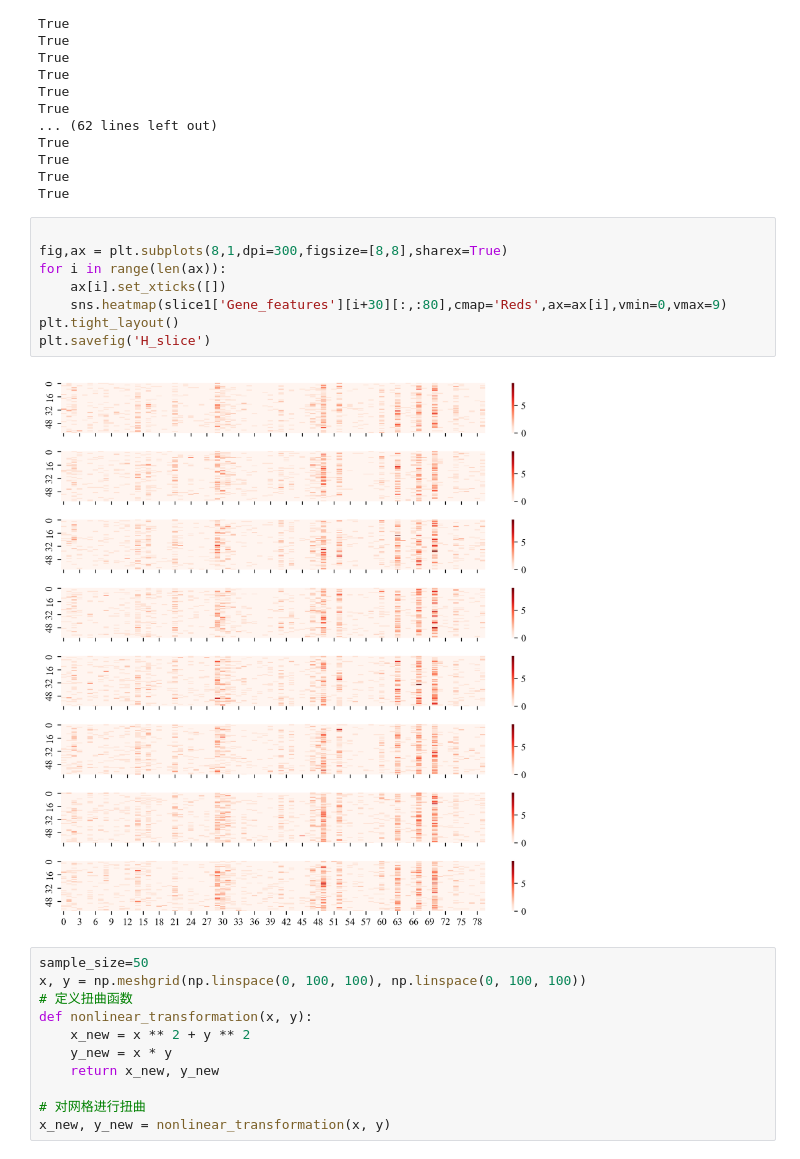
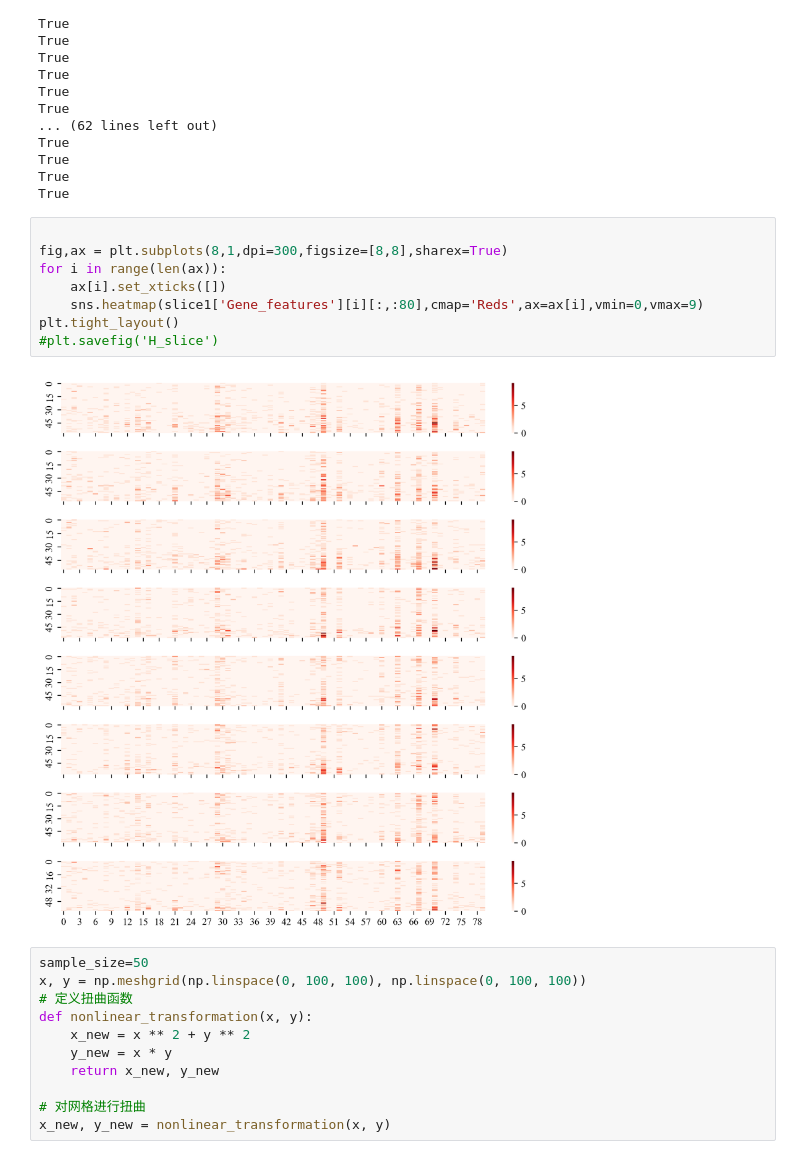
Before and after one commit to Stardust-lf/Transcriptomics, a Jupyter notebook: TestCode/main.ipynb, the cells around one changed output. Saved outputs shown, nothing was run; the diff lists cells and outputs as text.

```diff
--- a/TestCode/main.ipynb
+++ b/TestCode/main.ipynb
@@ -99,13 +99,13 @@ True
 # %%
 
 fig,ax = plt.subplots(8,1,dpi=300,figsize=[8,8],sharex=True)
 for i in range(len(ax)):
     ax[i].set_xticks([])
-    sns.heatmap(slice1['Gene_features'][i+30][:,:80],cmap='Reds',ax=ax[i],vmin=0,vmax=9)
+    sns.heatmap(slice1['Gene_features'][i][:,:80],cmap='Reds',ax=ax[i],vmin=0,vmax=9)
 plt.tight_layout()
-plt.savefig('H_slice')
+#plt.savefig('H_slice')
 # %% [output]
-[figure, old version]
+[figure, new version]
 # %%
 sample_size=50
 x, y = np.meshgrid(np.linspace(0, 100, 100), np.linspace(0, 100, 100))
```
Also changed, not shown: parts of 18 cells of this notebook, 49 other files.
